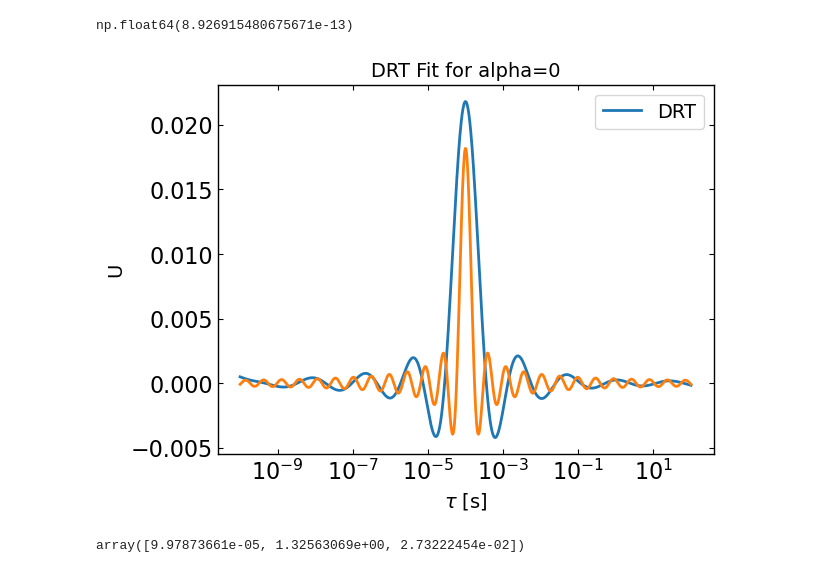
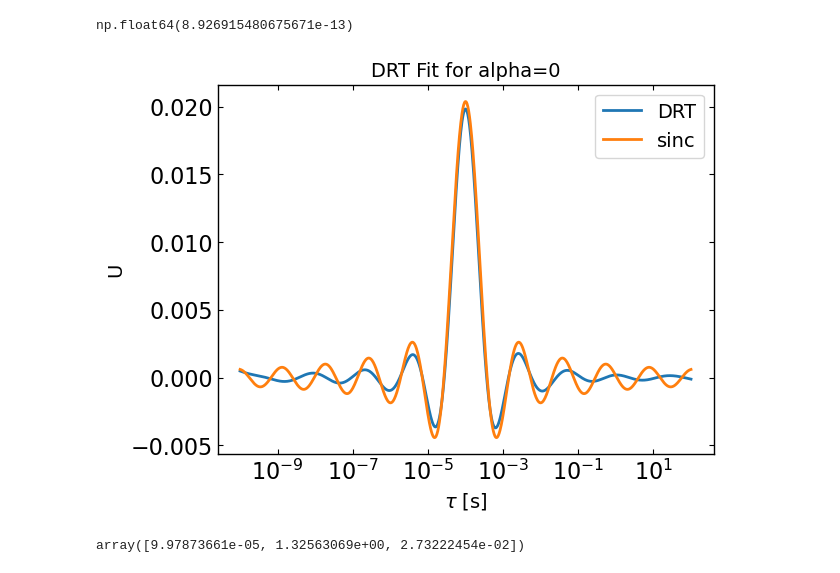
Before and after one commit to joshedmundson/pySIMsalabim, a Jupyter notebook: Notebooks/Projects/Den RT/Considering the Effects of Discretisation on DRT Analysis/alternative_discretisation_methods.ipynb, the cells around one changed output. Cells and saved outputs as stored; diff of their text form; code cells hidden in the pictures.

Commit message:
experiment: updated values of sinc fit in alternative_discretisation_methods.ipynb

```diff
--- a/Notebooks/Projects/Den RT/Considering the Effects of Discretisation on DRT Analysis/alternative_discretisation_methods.ipynb
+++ b/Notebooks/Projects/Den RT/Considering the Effects of Discretisation on DRT Analysis/alternative_discretisation_methods.ipynb
@@ -58,19 +58,19 @@ def sinc(time, tau, a, b):
 # %%
 # Plot the resulting DRT curve against a sinc function
 plt.plot(time, drt_fit.U, label='DRT')
 
-a = 0.55
-plt.plot(time, sinc(time, tau, a, 0.01))
+a = 1.325
+plt.plot(time, sinc(time, tau, a, 0.027), label='sinc')
 
 
 plt.xlabel('$\\tau$ [s]')
 plt.ylabel("U")
 plt.xscale('log')
 plt.title("DRT Fit for alpha=0")
 plt.legend()
 plt.show()
 # %% [output]
-[figure, old version]
+[figure, new version]
 # %%
 # Try actually fitting a sinc curve here
 from scipy.optimize import curve_fit
```
